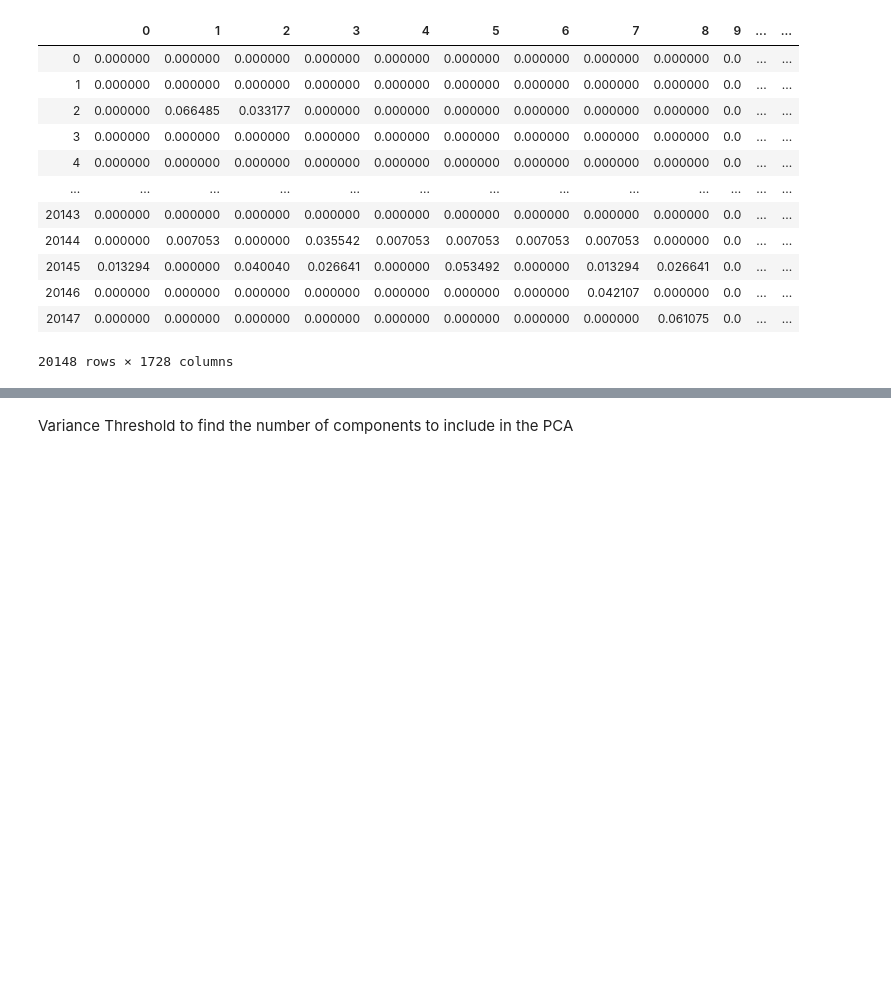
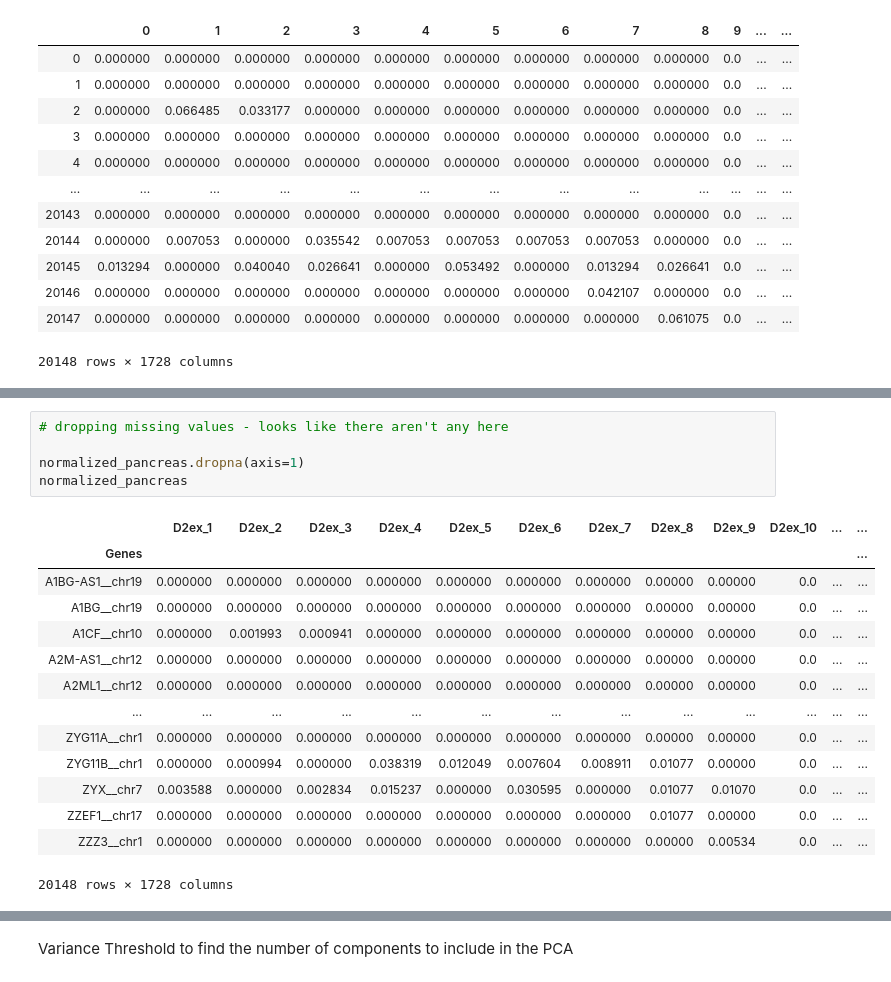
Before and after one commit to derrickliu8/Stat-697BD-Final-Project, a Jupyter notebook: fastMNN.ipynb, the cells around one changed output, grey strips where cells are left out. Saved outputs shown, nothing was run; the diff lists cells and outputs as text; blank space fills up the shorter version.

```diff
--- a/fastMNN.ipynb
+++ b/fastMNN.ipynb
@@ -68,0 +118,20 @@ pancreas_data_cnorm
+# %%
+# dropping missing values - looks like there aren't any here
+
+normalized_pancreas.dropna(axis=1)
+normalized_pancreas
+# %% [output]
+|  | D2ex_1 | D2ex_2 | D2ex_3 | D2ex_4 | D2ex_5 | D2ex_6 | D2ex_7 | D2ex_8 | D2ex_9 | D2ex_10 | ... | ... |
+| Genes |  |  |  |  |  |  |  |  |  |  |  | ... |
+| A1BG-AS1__chr19 | 0.000000 | 0.000000 | 0.000000 | 0.000000 | 0.000000 | 0.000000 | 0.000000 | 0.00000 | 0.00000 | 0.0 | ... | ... |
+| A1BG__chr19 | 0.000000 | 0.000000 | 0.000000 | 0.000000 | 0.000000 | 0.000000 | 0.000000 | 0.00000 | 0.00000 | 0.0 | ... | ... |
+| A1CF__chr10 | 0.000000 | 0.001993 | 0.000941 | 0.000000 | 0.000000 | 0.000000 | 0.000000 | 0.00000 | 0.00000 | 0.0 | ... | ... |
+| A2M-AS1__chr12 | 0.000000 | 0.000000 | 0.000000 | 0.000000 | 0.000000 | 0.000000 | 0.000000 | 0.00000 | 0.00000 | 0.0 | ... | ... |
+| A2ML1__chr12 | 0.000000 | 0.000000 | 0.000000 | 0.000000 | 0.000000 | 0.000000 | 0.000000 | 0.00000 | 0.00000 | 0.0 | ... | ... |
+| ... | ... | ... | ... | ... | ... | ... | ... | ... | ... | ... | ... | ... |
+| ZYG11A__chr1 | 0.000000 | 0.000000 | 0.000000 | 0.000000 | 0.000000 | 0.000000 | 0.000000 | 0.00000 | 0.00000 | 0.0 | ... | ... |
+| ZYG11B__chr1 | 0.000000 | 0.000994 | 0.000000 | 0.038319 | 0.012049 | 0.007604 | 0.008911 | 0.01077 | 0.00000 | 0.0 | ... | ... |
+| ZYX__chr7 | 0.003588 | 0.000000 | 0.002834 | 0.015237 | 0.000000 | 0.030595 | 0.000000 | 0.01077 | 0.01070 | 0.0 | ... | ... |
+| ZZEF1__chr17 | 0.000000 | 0.000000 | 0.000000 | 0.000000 | 0.000000 | 0.000000 | 0.000000 | 0.01077 | 0.00000 | 0.0 | ... | ... |
+| ZZZ3__chr1 | 0.000000 | 0.000000 | 0.000000 | 0.000000 | 0.000000 | 0.000000 | 0.000000 | 0.00000 | 0.00534 | 0.0 | ... | ... |
+20148 rows × 1728 columns
```
Also changed, not shown: parts of 10 cells of this notebook, 1 other file.
